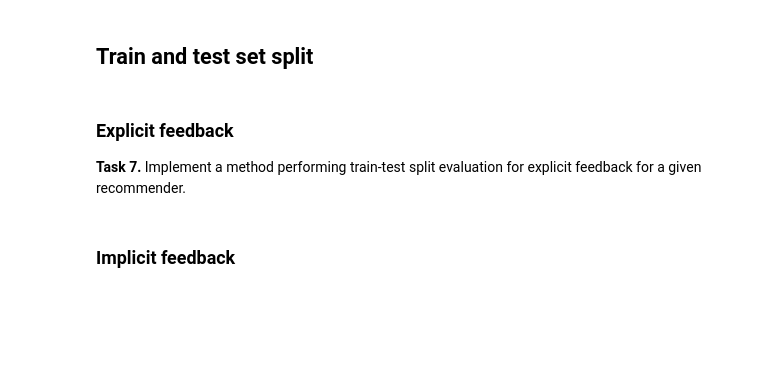
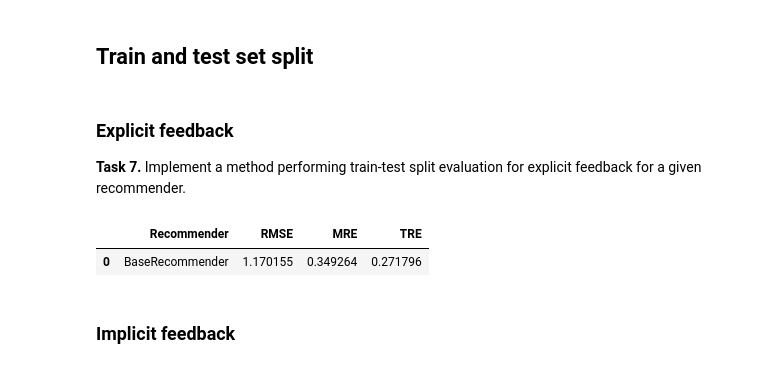
Before and after one commit to dansilecki/recommender-systems-class, a Jupyter notebook: class_03_evaluation_and_testing.ipynb, the cells around one changed output. Cells and saved outputs as stored; diff of their text form; code cells hidden in the pictures; blank space fills up the shorter version.

```diff
--- a/class_03_evaluation_and_testing.ipynb
+++ b/class_03_evaluation_and_testing.ipynb
@@ -557,19 +557,59 @@ NDCG@3 = 0.8809
 **Task 7.** Implement a method performing train-test split evaluation for explicit feedback for a given recommender.
 # %%
 def evaluate_train_test_split_explicit(recommender, interactions_df, items_df, seed=6789):
-    # Write your code here
+    rng = np.random.RandomState(seed=seed)
+
+    if type(interactions_df) == dict:
+        # If interactions_df is a dict with already split data, use the split
+        interactions_df_train = interactions_df['train']
+        interactions_df_test = interactions_df['test']
+    else:
+        # Otherwise split the dataset into train and test
+
+        shuffle = np.arange(len(interactions_df))
+        rng.shuffle(shuffle)
+        shuffle = list(shuffle)
+
+        train_test_split = 0.8
+        split_index = int(len(interactions_df) * train_test_split)
+
+        interactions_df_train = interactions_df.iloc[shuffle[:split_index]]
+        interactions_df_test = interactions_df.iloc[shuffle[split_index:]]
+
+    # Train the recommender
+
+    recommender.fit(interactions_df_train, None, items_df)
+
+    # Gather predictions
+
+    r_pred = []
+
+    for idx, row in interactions_df_test.iterrows():
+        users_df = pd.DataFrame([row['user_id']], columns=['user_id'])
+        eval_items_df = pd.DataFrame([row['item_id']], columns=['item_id'])
+        eval_items_df = pd.merge(eval_items_df, items_df, on='item_id')
+        recommendations = recommender.recommend(users_df, eval_items_df, n_recommendations=1)
+
+        r_pred.append(recommendations.iloc[0]['score'])
+
+    # Gather real ratings
+
+    r_real = np.array(interactions_df_test['rating'].tolist())
 
     return rmse(r_pred, r_real), mre(r_pred, r_real), tre(r_pred, r_real)
 
 recommender = Recommender()
 
 results = [['BaseRecommender'] + list(evaluate_train_test_split_explicit(
     recommender, ml_ratings_df.loc[:, ['user_id', 'item_id', 'rating']], ml_movies_df))]
 
 results = pd.DataFrame(results,
                        columns=['Recommender', 'RMSE', 'MRE', 'TRE'])
 
 display(HTML(results.to_html()))
+# %% [output]
+|  | Recommender | RMSE | MRE | TRE |
+| 0 | BaseRecommender | 1.170155 | 0.349264 | 0.271796 |
 # %% [markdown]
 ### Implicit feedback
 # %% [markdown]
```
Also changed, not shown: parts of 1 cell of this notebook.
